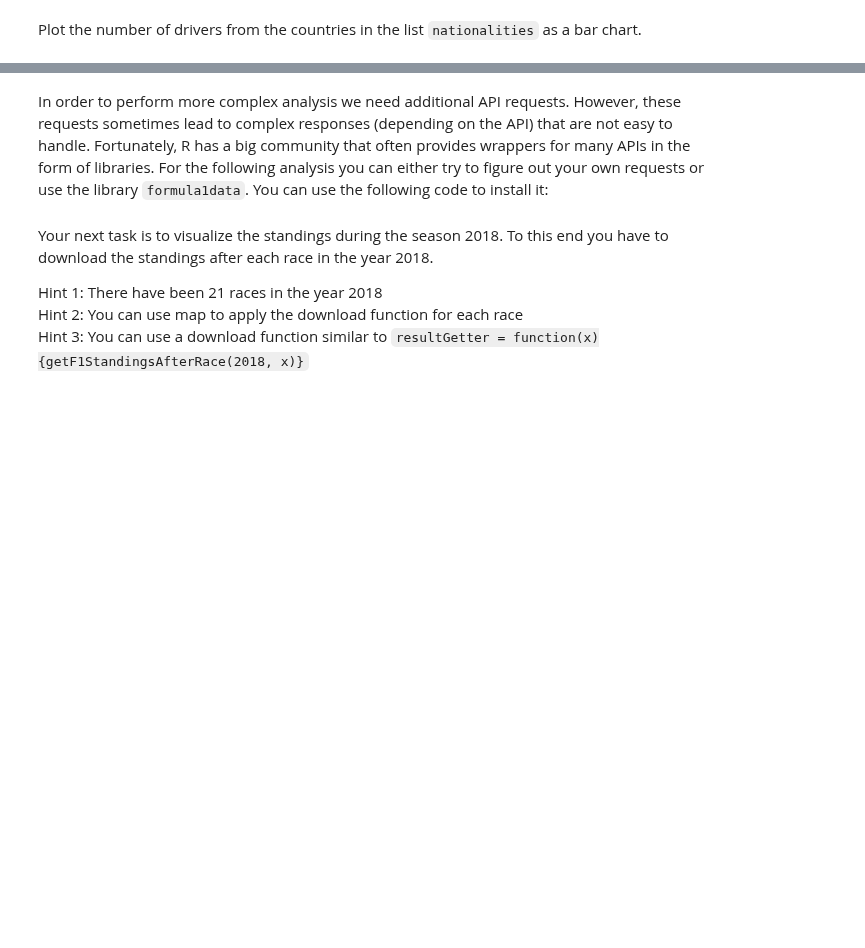
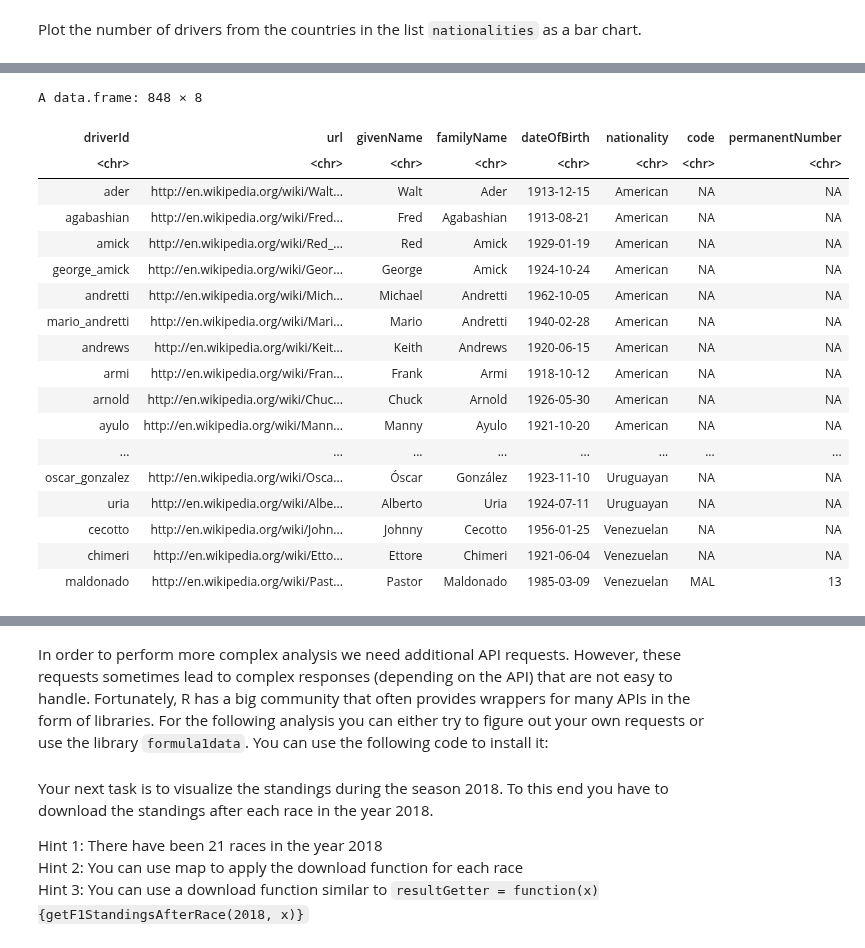
Before and after one commit to michiWS1920/ADS20, a Jupyter notebook: ADS_Programming_Assignment_2.ipynb, the cells around one changed output, grey strips where cells are left out. Cells and saved outputs as stored; diff of their text form; code cells hidden in the pictures; blank space fills up the shorter version.

```diff
--- a/ADS_Programming_Assignment_2.ipynb
+++ b/ADS_Programming_Assignment_2.ipynb
@@ -197,0 +218,23 @@
+# %%
+f1_df %>%
+arrange(nationality)
+# %% [output]
+A data.frame: 848 × 8
+| driverId | url | givenName | familyName | dateOfBirth | nationality | code | permanentNumber |
+| <chr> | <chr> | <chr> | <chr> | <chr> | <chr> | <chr> | <chr> |
+| ader | http://en.wikipedia.org/wiki/Walt... | Walt | Ader | 1913-12-15 | American | NA | NA |
+| agabashian | http://en.wikipedia.org/wiki/Fred... | Fred | Agabashian | 1913-08-21 | American | NA | NA |
+| amick | http://en.wikipedia.org/wiki/Red_... | Red | Amick | 1929-01-19 | American | NA | NA |
+| george_amick | http://en.wikipedia.org/wiki/Geor... | George | Amick | 1924-10-24 | American | NA | NA |
+| andretti | http://en.wikipedia.org/wiki/Mich... | Michael | Andretti | 1962-10-05 | American | NA | NA |
+| mario_andretti | http://en.wikipedia.org/wiki/Mari... | Mario | Andretti | 1940-02-28 | American | NA | NA |
+| andrews | http://en.wikipedia.org/wiki/Keit... | Keith | Andrews | 1920-06-15 | American | NA | NA |
+| armi | http://en.wikipedia.org/wiki/Fran... | Frank | Armi | 1918-10-12 | American | NA | NA |
+| arnold | http://en.wikipedia.org/wiki/Chuc... | Chuck | Arnold | 1926-05-30 | American | NA | NA |
+| ayulo | http://en.wikipedia.org/wiki/Mann... | Manny | Ayulo | 1921-10-20 | American | NA | NA |
+| ... | ... | ... | ... | ... | ... | ... | ... |
+| oscar_gonzalez | http://en.wikipedia.org/wiki/Osca... | Óscar | González | 1923-11-10 | Uruguayan | NA | NA |
+| uria | http://en.wikipedia.org/wiki/Albe... | Alberto | Uria | 1924-07-11 | Uruguayan | NA | NA |
+| cecotto | http://en.wikipedia.org/wiki/John... | Johnny | Cecotto | 1956-01-25 | Venezuelan | NA | NA |
+| chimeri | http://en.wikipedia.org/wiki/Etto... | Ettore | Chimeri | 1921-06-04 | Venezuelan | NA | NA |
+| maldonado | http://en.wikipedia.org/wiki/Past... | Pastor | Maldonado | 1985-03-09 | Venezuelan | MAL | 13 |
```
Also changed, not shown: parts of 9 cells of this notebook.
